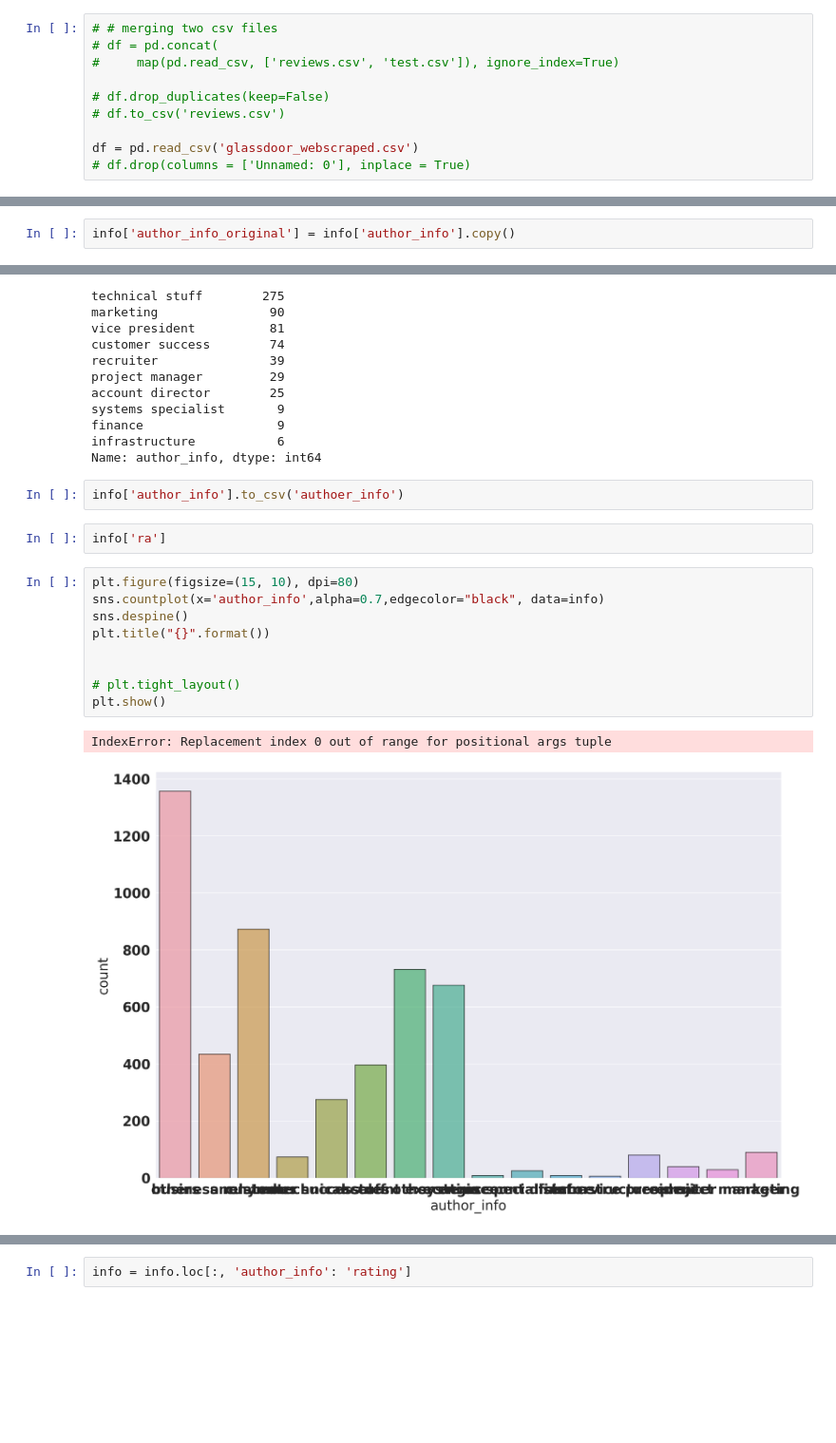
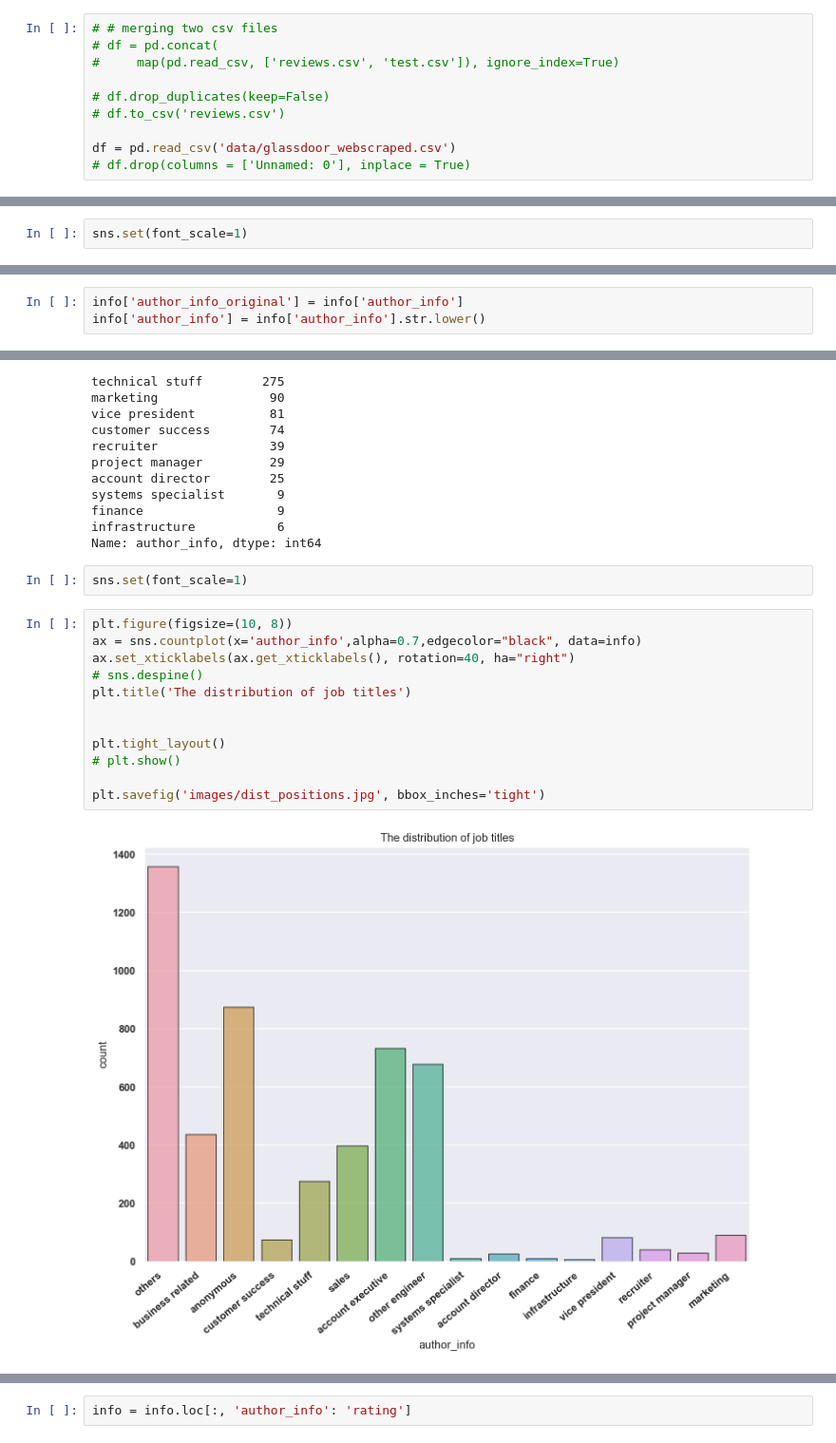
Before and after one commit to hitomi1104/sf_employee_review, a Jupyter notebook: global/EDA.ipynb, the cells around one changed output, grey strips where cells are left out. Shown at 95% size. Drawn from its saved outputs; the diff is of its cells as text; blank space fills up the shorter version.

```diff
--- a/global/EDA.ipynb
+++ b/global/EDA.ipynb
@@ -49,5 +49,5 @@ plt.rc('font', **font)
 # df.drop_duplicates(keep=False)
 # df.to_csv('reviews.csv')
 
-df = pd.read_csv('glassdoor_webscraped.csv')
+df = pd.read_csv('data/glassdoor_webscraped.csv')
 # df.drop(columns = ['Unnamed: 0'], inplace = True)
@@ -85,4 +68,6 @@ cons              1
 dtype: int64
 # %%
 df.drop([8780,8781], axis=0, inplace=True)
+# %%
+sns.set(font_scale=1)
 # %%
@@ -146,5 +100,6 @@ Index(['author_info', 'eval'], dtype='object')
 # %%
-info['author_info_original'] = info['author_info'].copy()
+info['author_info_original'] = info['author_info']
+info['author_info'] = info['author_info'].str.lower()
 # %% [output]
 A value is trying to be set on a copy of a slice from a DataFrame.
 Try using .loc[row_indexer,col_indexer] = value instead
@@ -228,19 +168,19 @@ systems specialist       9
 finance                  9
 infrastructure           6
 Name: author_info, dtype: int64
-# %%
-info['author_info'].to_csv('authoer_info')
-# %%
-info['ra']
+# %%
+sns.set(font_scale=1)
 # %%
-plt.figure(figsize=(15, 10), dpi=80)
-sns.countplot(x='author_info',alpha=0.7,edgecolor="black", data=info)
-sns.despine()
-plt.title("{}".format())
+plt.figure(figsize=(10, 8))
+ax = sns.countplot(x='author_info',alpha=0.7,edgecolor="black", data=info)
+ax.set_xticklabels(ax.get_xticklabels(), rotation=40, ha="right")
+# sns.despine()
+plt.title('The distribution of job titles')
 
 
-# plt.tight_layout()
-plt.show()
+plt.tight_layout()
+# plt.show()
+
+plt.savefig('images/dist_positions.jpg', bbox_inches='tight')
 # %% [output]
-IndexError: Replacement index 0 out of range for positional args tuple
-[figure, old version]
+[figure, new version]
```
Also changed, not shown: parts of 22 cells of this notebook, 4 other files.
